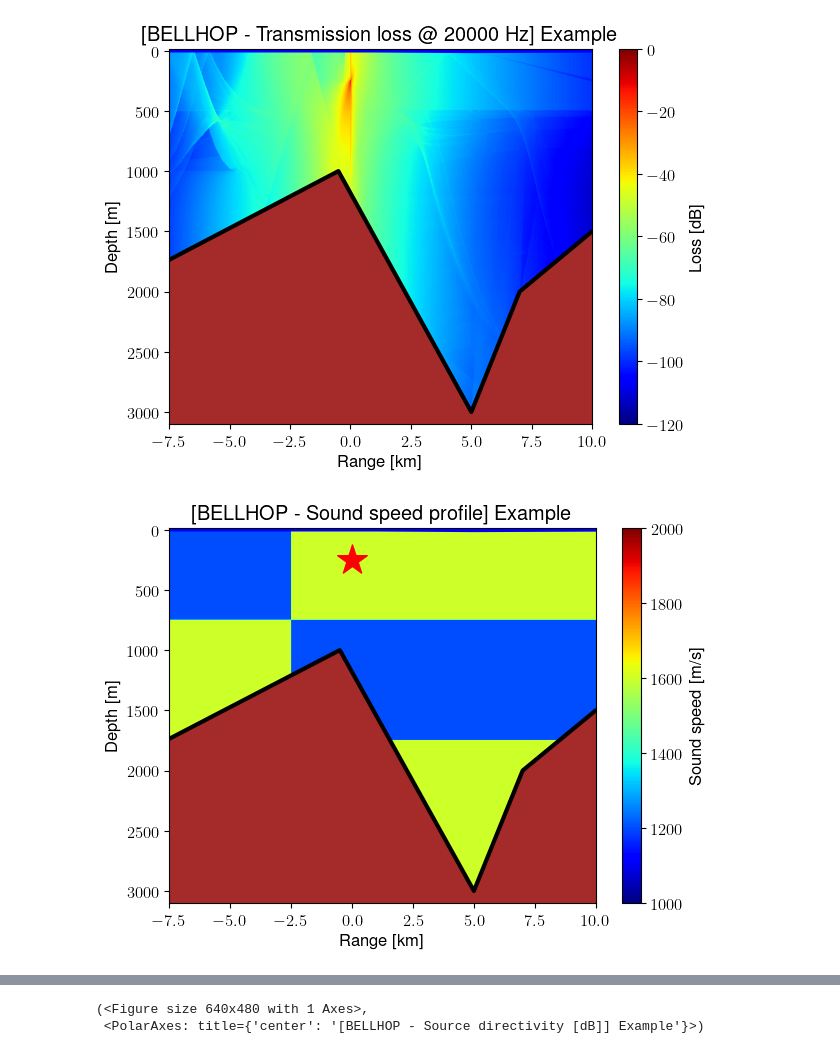
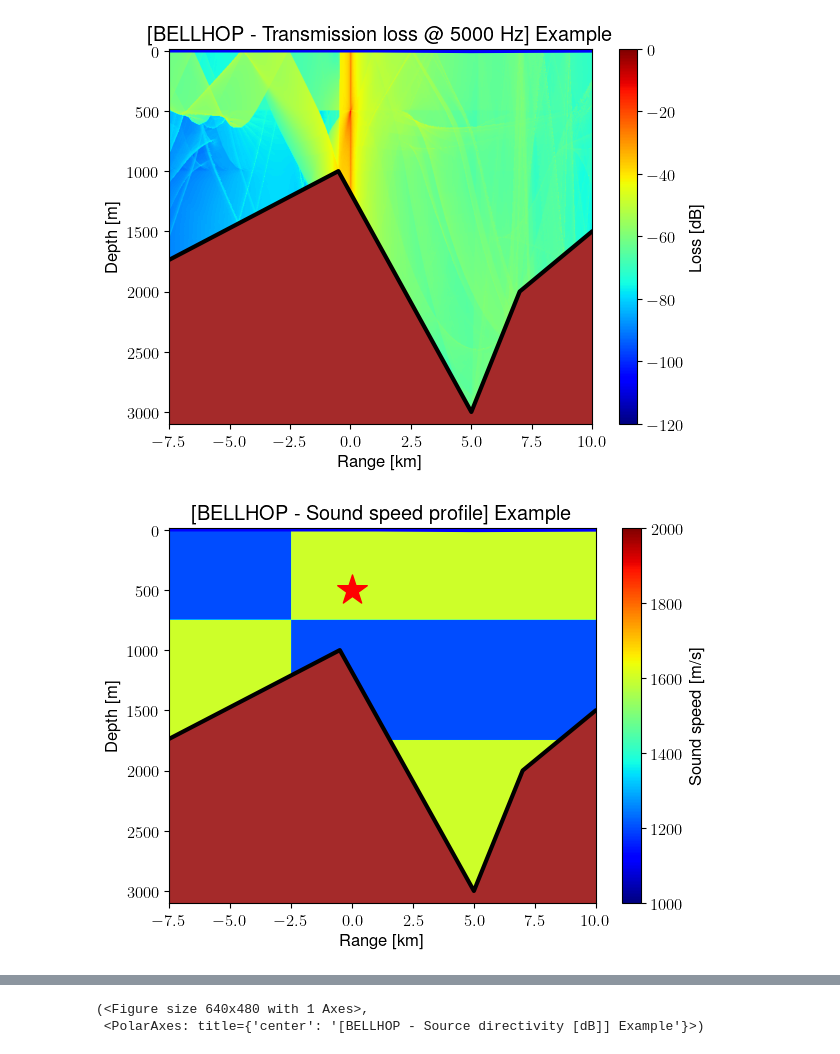
Before and after one commit to ErVuL/uAcoustics, a Jupyter notebook: python/BELLHOP.ipynb, the cells around one changed output, grey strips where cells are left out. Cells and saved outputs as stored; diff of their text form; code cells hidden in the pictures.

Commit message:
Plot update.

```diff
--- a/python/BELLHOP.ipynb
+++ b/python/BELLHOP.ipynb
@@ -5,8 +5,8 @@ import numpy as np
 x = np.linspace(-7500,10000, 1080)
 z = np.linspace(-15, 3100,  720)
 
-tx_freq  = 20000
-tx_depth = 250
+tx_freq  = 5000
+tx_depth = 500
 tx_angle = np.linspace(-180, 180 , 10)
 tx_level = 10*np.sin(2*np.pi*16*tx_angle/360)+10*np.sin(2*np.pi*8*tx_angle/360)
 
@@ -66,37 +66,37 @@ env = pm.make_env2d(
         bot_interface   = np.column_stack((bot_range,bot_interface)),          # m
 
         # OALIB: Bottom boundary
         bot_boundary    = 'acousto-elastic',
         attn_unit       = 'dB/wavelength',
         bot_roughness   = 0.2,                                                 # m (rms)
         bot_density     = 2.75,                                                # g/cm3
         bot_PwaveSpeed  = 6000,                                                # m/s
         bot_SwaveSpeed  = 3500,                                                # m/s
         bot_PwaveAttn   = 0.02,                                                # dB/wavelength
         bot_SwaveAttn   = 0.02,                                                # dB/wavelength
         )
 
 BELLHOP = pm.BELLHOP(env)
 BELLHOP.compute_transmission_loss()
 
 BELLHOP.plot_transmission_loss()
 BELLHOP.plot_ssp(vmin=1000, vmax=2000)
 
 env['rx_range'] = -2000
 env['rx_depth'] = 250
 env = pm.make_env2d(**env)
 env = BELLHOP.set_env(env)
 
 BELLHOP.compute_arrivals()
-BELLHOP.compute_impulse_respsonse(fs=24000, nArrivals=100)
+BELLHOP.compute_impulse_respsonse(fs=24000, nArrival=100)
 BELLHOP.compute_eigen_rays()
 BELLHOP.compute_rays()
 
-BELLHOP.plot_arrivals(nArrivals=50)
-BELLHOP.plot_impulse_response(nArrivals=50)
-BELLHOP.plot_eigen_rays()
-BELLHOP.plot_rays(number=8)
+BELLHOP.plot_arrivals(nArrival=50)
+BELLHOP.plot_impulse_response(nArrival=50)
+BELLHOP.plot_eigen_rays(nRay=100)
+BELLHOP.plot_rays(nRay=50)
 BELLHOP.plot_beam()
 # %% [output]
-[figure, old version]
+[figure, new version]
-[figure, old version]
+[figure, new version]
```
Also changed, not shown: parts of 1 cell of this notebook, 4 other files.
